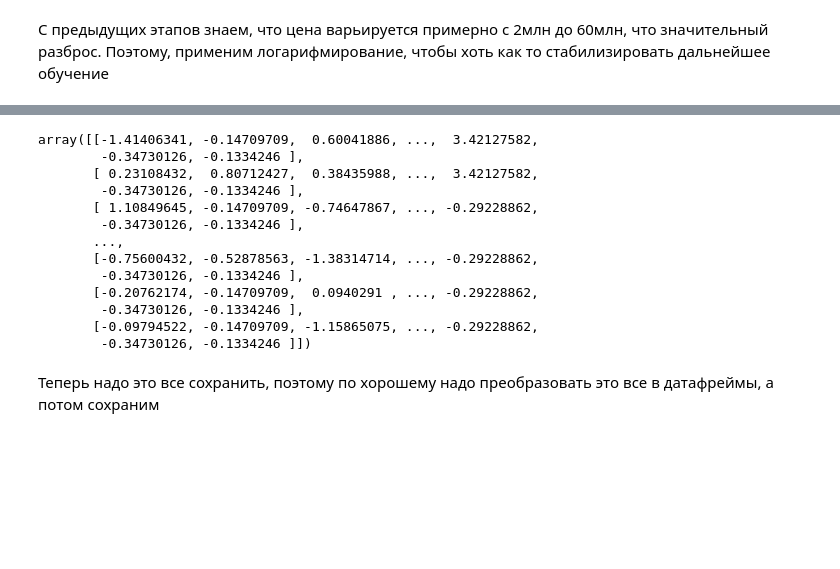
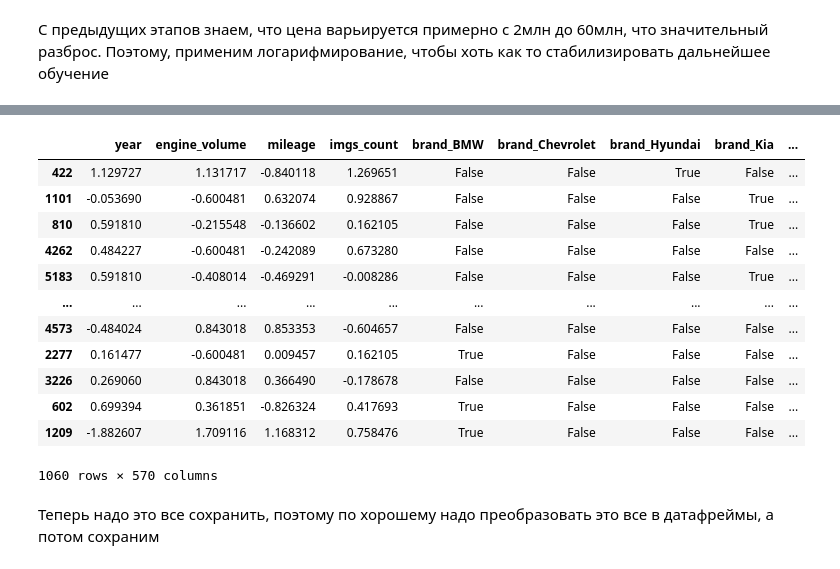
Before and after one commit to burtsev-sa/gp_5_DL, a Jupyter notebook: notebooks/prepro_tab.ipynb, the cells around one changed output, grey strips where cells are left out. Drawn from its saved outputs; the diff is of its cells as text; code cells hidden in the pictures; blank space fills up the shorter version.

```diff
--- a/notebooks/prepro_tab.ipynb
+++ b/notebooks/prepro_tab.ipynb
@@ -145,23 +139,23 @@ X_train.shape, X_test.shape, y_train.shape, y_test.shape
 # %%
-scaler = StandardScaler() #чтобы масштаб значений не мешал обучению
-X_train = scaler.fit_transform(X_train) #тут фит_трансформ чтобы сначала знать среднее и станд откл выборки, а потом преобразует по ним значения
-X_test = scaler.transform(X_test)
+scaler = StandardScaler() #масштабируем только числовы признаки
+X_train[['year', 'engine_volume', 'mileage', 'imgs_count']] = scaler.fit_transform(X_train[['year', 'engine_volume', 'mileage', 'imgs_count']]) #тут фит_трансформ чтобы сначала знать среднее и станд откл выборки, а потом преобразует по ним значения
+X_test[['year', 'engine_volume', 'mileage', 'imgs_count']] = scaler.transform(X_test[['year', 'engine_volume', 'mileage', 'imgs_count']])
 
 X_test
 # %% [output]
+|  | year | engine_volume | mileage | imgs_count | brand_BMW | brand_Chevrolet | brand_Hyundai | brand_Kia | ... |
+| 422 | 1.129727 | 1.131717 | -0.840118 | 1.269651 | False | False | True | False | ... |
+| 1101 | -0.053690 | -0.600481 | 0.632074 | 0.928867 | False | False | False | True | ... |
+| 810 | 0.591810 | -0.215548 | -0.136602 | 0.162105 | False | False | False | True | ... |
+| 4262 | 0.484227 | -0.600481 | -0.242089 | 0.673280 | False | False | False | False | ... |
+| 5183 | 0.591810 | -0.408014 | -0.469291 | -0.008286 | False | False | False | True | ... |
+| ... | ... | ... | ... | ... | ... | ... | ... | ... | ... |
+| 4573 | -0.484024 | 0.843018 | 0.853353 | -0.604657 | False | False | False | False | ... |
+| 2277 | 0.161477 | -0.600481 | 0.009457 | 0.162105 | True | False | False | False | ... |
+| 3226 | 0.269060 | 0.843018 | 0.366490 | -0.178678 | False | False | False | False | ... |
+| 602 | 0.699394 | 0.361851 | -0.826324 | 0.417693 | True | False | False | False | ... |
+| 1209 | -1.882607 | 1.709116 | 1.168312 | 0.758476 | True | False | False | False | ... |
-array([[-1.41406341, -0.14709709,  0.60041886, ...,  3.42127582,
-        -0.34730126, -0.1334246 ],
-       [ 0.23108432,  0.80712427,  0.38435988, ...,  3.42127582,
-        -0.34730126, -0.1334246 ],
-       [ 1.10849645, -0.14709709, -0.74647867, ..., -0.29228862,
-        -0.34730126, -0.1334246 ],
-       ...,
-       [-0.75600432, -0.52878563, -1.38314714, ..., -0.29228862,
-        -0.34730126, -0.1334246 ],
-       [-0.20762174, -0.14709709,  0.0940291 , ..., -0.29228862,
-        -0.34730126, -0.1334246 ],
-       [-0.09794522, -0.14709709, -1.15865075, ..., -0.29228862,
-        -0.34730126, -0.1334246 ]])
+1060 rows × 570 columns
 # %% [markdown]
 Теперь надо это все сохранить, поэтому по хорошему надо преобразовать это все в датафреймы, а потом сохраним
 # %%
```
Also changed, not shown: parts of 9 cells of this notebook, 7 other files.
